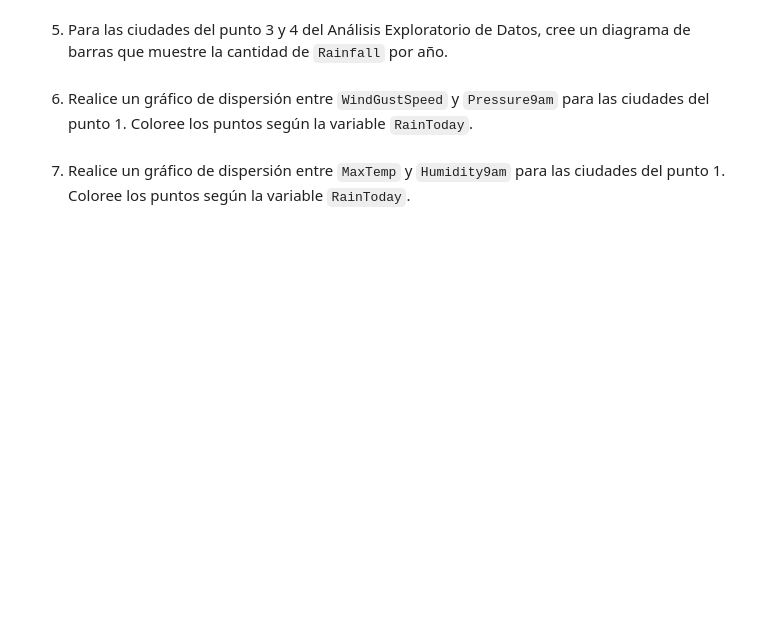
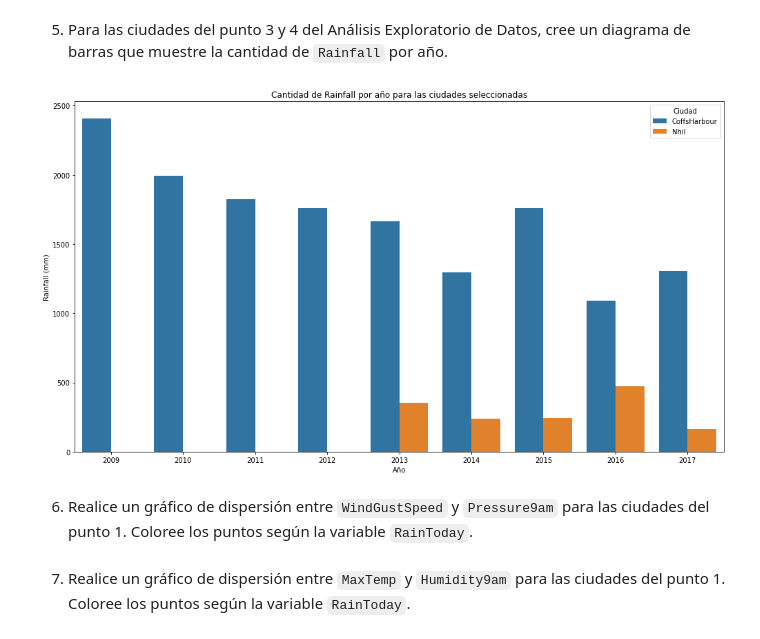
Before and after one commit to Facuu13/apa, a Jupyter notebook: Tp1/Tp1.ipynb, the cells around one changed output. Drawn from its saved outputs; the diff is of its cells as text; code cells hidden in the pictures; blank space fills up the shorter version.

```diff
--- a/Tp1/Tp1.ipynb
+++ b/Tp1/Tp1.ipynb
@@ -479,6 +573,31 @@ y 2014.
 # %% [markdown]
 5. Para las ciudades del punto 3 y 4 del Análisis Exploratorio de Datos, cree un diagrama de barras que muestre la
 cantidad de `Rainfall` por año.
+# %%
+# Filtramos los datos para las ciudades
+ciudades_interes = [ciudad_menor_lluvias, ciudad_mayor_precipitacion]
+df_ciudades_interes = df[df['Location'].isin(ciudades_interes)].copy()
+
+# Convertir la columna 'Date' a datetime
+df_ciudades_interes.loc[:, 'Date'] = pd.to_datetime(df_ciudades_interes['Date'])
+
+# Extraer el año de la columna 'Date'
+df_ciudades_interes.loc[:, 'Year'] = df_ciudades_interes['Date'].dt.year
+
+# Agrupar por ciudad y año y sumar la precipitación
+rainfall_anual = df_ciudades_interes.groupby(['Location', 'Year'])['Rainfall'].sum().reset_index()
+
+# Crear el diagrama de barras
+plt.figure(figsize=(14, 8))
+sns.barplot(x='Year', y='Rainfall', hue='Location', data=rainfall_anual)
+plt.title('Cantidad de Rainfall por año para las ciudades seleccionadas')
+plt.xlabel('Año')
+plt.ylabel('Rainfall (mm)')
+plt.legend(title='Ciudad')
+plt.tight_layout()
+plt.show()
+# %% [output]
+[figure, added]
 # %% [markdown]
 6. Realice un gráfico de dispersión entre `WindGustSpeed` y `Pressure9am` para las ciudades del punto 1. Coloree los
 puntos según la variable `RainToday`.
```
Also changed, not shown: parts of 9 cells of this notebook.
